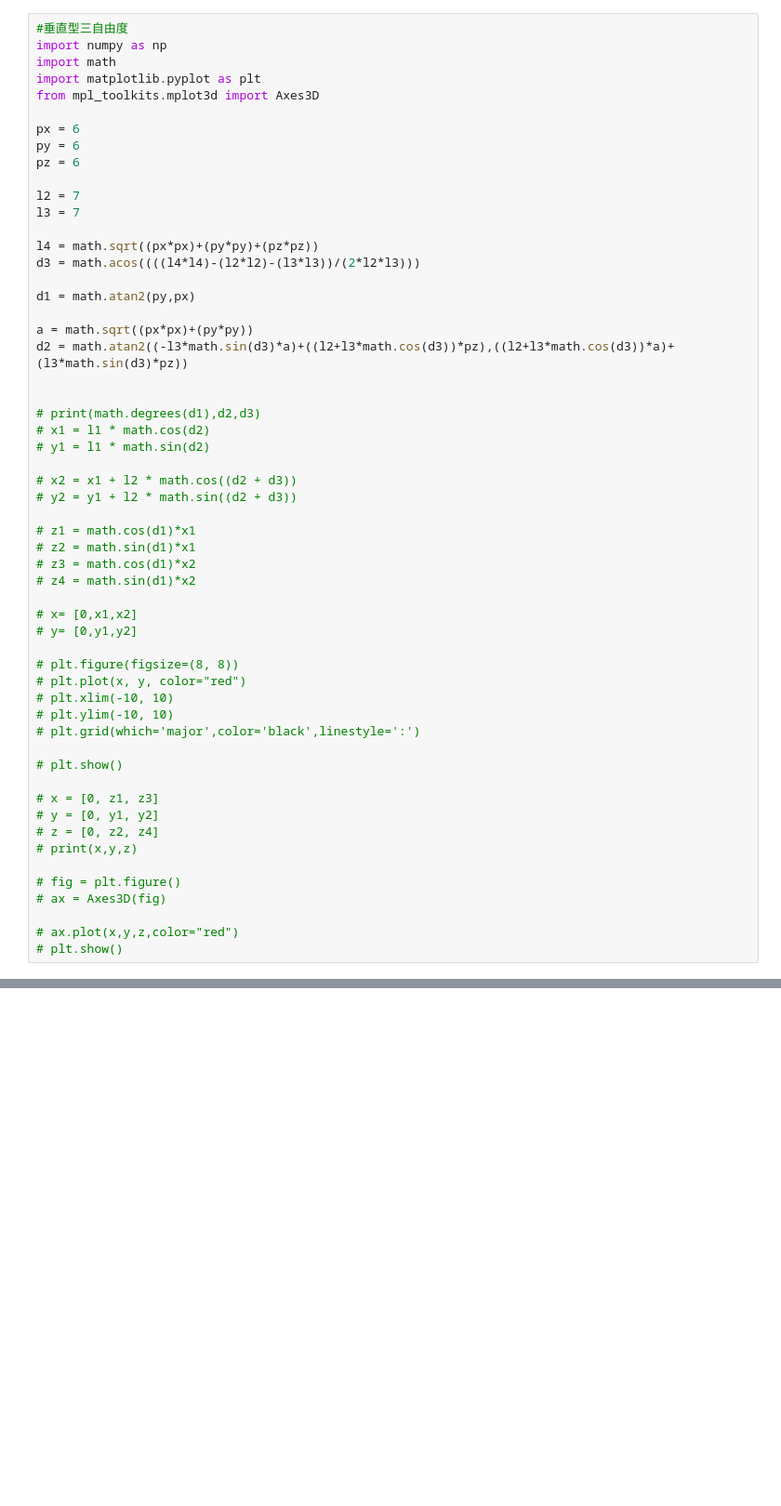
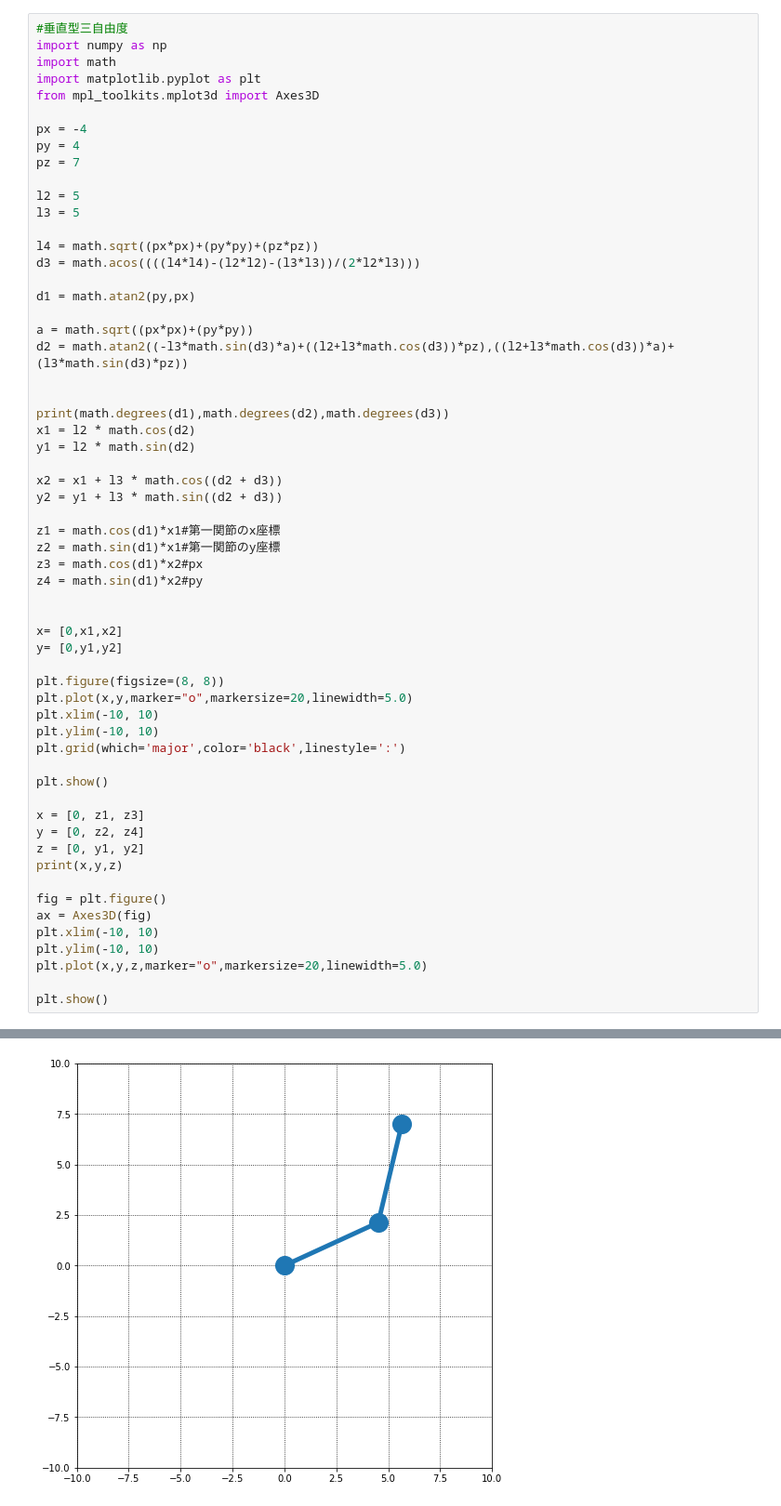
Before and after one commit to yasaburou/-, a Jupyter notebook: 実践ロボット制御.ipynb, the cells around one changed output, grey strips where cells are left out. Shown at 93% size. Drawn from its saved outputs; the diff is of its cells as text; blank space fills up the shorter version.

```diff
--- a/実践ロボット制御.ipynb
+++ b/実践ロボット制御.ipynb
@@ -122,12 +131,12 @@ import math
 import matplotlib.pyplot as plt
 from mpl_toolkits.mplot3d import Axes3D
 
-px = 6
-py = 6
-pz = 6
+px = -4
+py = 4
+pz = 7
 
-l2 = 7
-l3 = 7
+l2 = 5
+l3 = 5
 
 l4 = math.sqrt((px*px)+(py*py)+(pz*pz))
 d3 = math.acos((((l4*l4)-(l2*l2)-(l3*l3))/(2*l2*l3)))
@@ -138,36 +147,40 @@ a = math.sqrt((px*px)+(py*py))
 d2 = math.atan2((-l3*math.sin(d3)*a)+((l2+l3*math.cos(d3))*pz),((l2+l3*math.cos(d3))*a)+(l3*math.sin(d3)*pz))
 
 
-# print(math.degrees(d1),d2,d3)
-# x1 = l1 * math.cos(d2)
-# y1 = l1 * math.sin(d2)
+print(math.degrees(d1),math.degrees(d2),math.degrees(d3))
+x1 = l2 * math.cos(d2)
+y1 = l2 * math.sin(d2)
 
-# x2 = x1 + l2 * math.cos((d2 + d3))
-# y2 = y1 + l2 * math.sin((d2 + d3))
+x2 = x1 + l3 * math.cos((d2 + d3))
+y2 = y1 + l3 * math.sin((d2 + d3))
 
-# z1 = math.cos(d1)*x1
-# z2 = math.sin(d1)*x1
-# z3 = math.cos(d1)*x2
-# z4 = math.sin(d1)*x2
+z1 = math.cos(d1)*x1#第一関節のx座標
+z2 = math.sin(d1)*x1#第一関節のy座標
+z3 = math.cos(d1)*x2#px
+z4 = math.sin(d1)*x2#py
 
-# x= [0,x1,x2]
-# y= [0,y1,y2]
 
-# plt.figure(figsize=(8, 8))
-# plt.plot(x, y, color="red")
-# plt.xlim(-10, 10)
-# plt.ylim(-10, 10)
-# plt.grid(which='major',color='black',linestyle=':')
+x= [0,x1,x2]
+y= [0,y1,y2]
 
-# plt.show()
+plt.figure(figsize=(8, 8))
+plt.plot(x,y,marker="o",markersize=20,linewidth=5.0)
+plt.xlim(-10, 10)
+plt.ylim(-10, 10)
+plt.grid(which='major',color='black',linestyle=':')
 
-# x = [0, z1, z3]
-# y = [0, y1, y2]
-# z = [0, z2, z4]
-# print(x,y,z)
+plt.show()
 
-# fig = plt.figure()
-# ax = Axes3D(fig)
+x = [0, z1, z3]
+y = [0, z2, z4]
+z = [0, y1, y2]
+print(x,y,z)
 
-# ax.plot(x,y,z,color="red")
-# plt.show()
+fig = plt.figure()
+ax = Axes3D(fig)
+plt.xlim(-10, 10)
+plt.ylim(-10, 10)
+plt.plot(x,y,z,marker="o",markersize=20,linewidth=5.0)
+
+plt.show()
+# %% [output]
@@ -173,0 +188 @@ d2 = math.atan2((-l3*math.sin(d3)*a)+((l2+l3*math.cos(d3))*pz),((l2+l3*math.cos(
+[figure, added]
```
Also changed, not shown: parts of 5 cells of this notebook.
